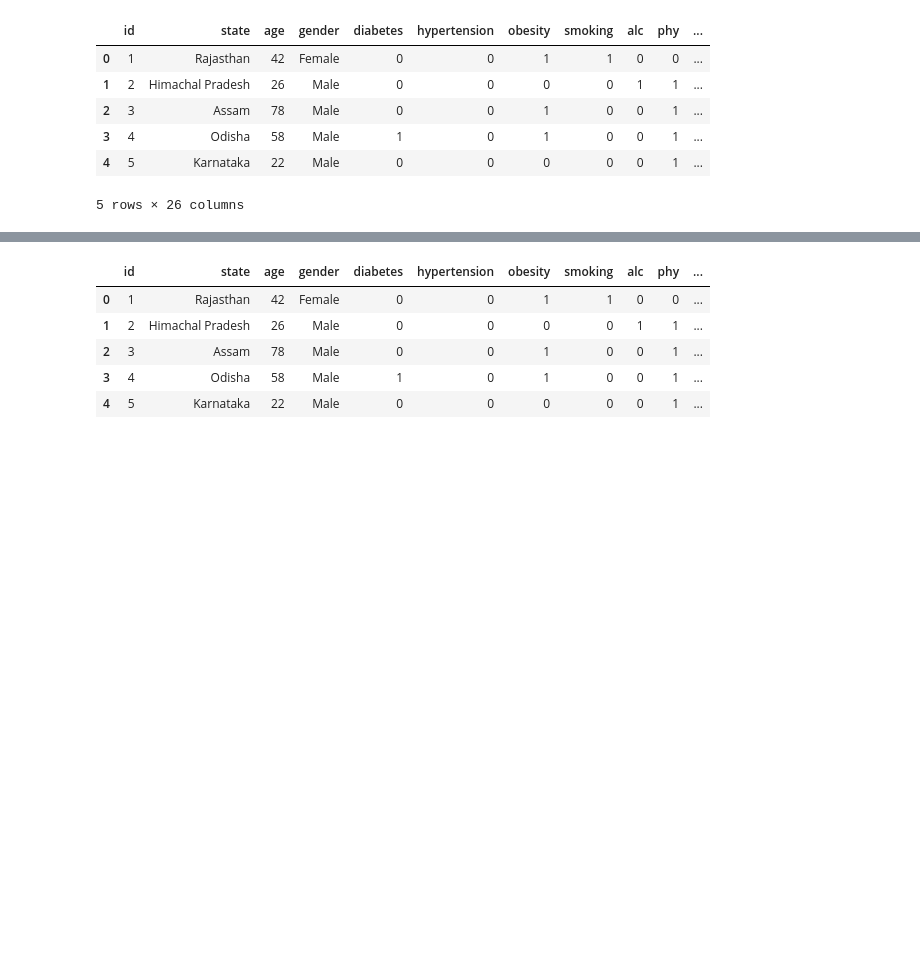
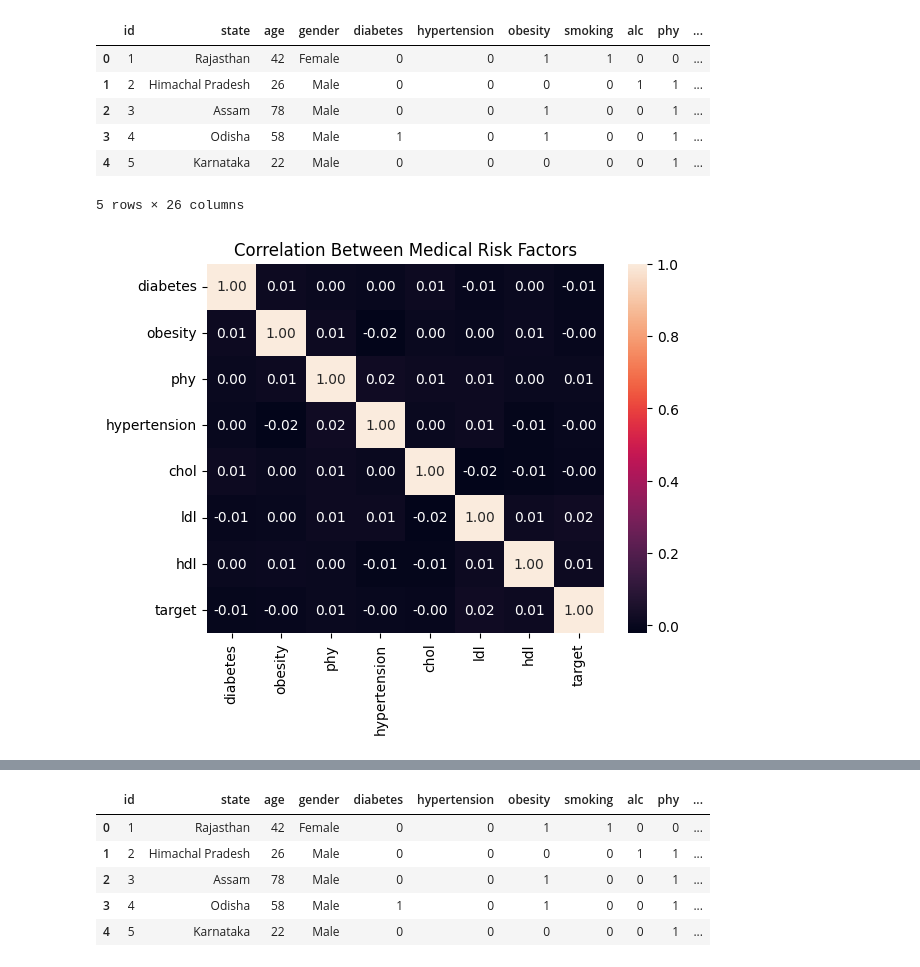
Before and after one commit to riya03sh/HeartBuddy, a Jupyter notebook: code.ipynb, the cells around one changed output, grey strips where cells are left out. Saved outputs shown, nothing was run; the diff lists cells and outputs as text; code cells hidden in the pictures; blank space fills up the shorter version.

```diff
--- a/code.ipynb
+++ b/code.ipynb
@@ -211,7 +217,9 @@ df.head()
 | 4 | 5 | Karnataka | 22 | Male | 0 | 0 | 0 | 0 | 0 | 1 | ... |
 5 rows × 26 columns
 # %%
-# sn.heatmap(df[['diabetes', 'obesity', 'phy', 'hypertension', 'chol', 'ldl', 'hdl', 'target']].corr(), annot=True, fmt=".2f")
-# plt.title('Correlation Between Medical Risk Factors')
-# plt.show()
+sn.heatmap(df[['diabetes', 'obesity', 'phy', 'hypertension', 'chol', 'ldl', 'hdl', 'target']].corr(), annot=True, fmt=".2f")
+plt.title('Correlation Between Medical Risk Factors')
+plt.show()
+# %% [output]
+[figure, added]
 # %%
```
Also changed, not shown: parts of 29 cells of this notebook.
